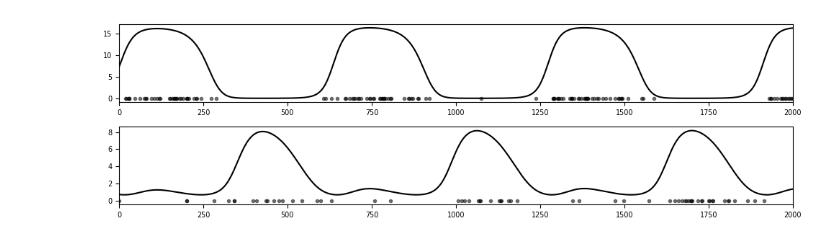
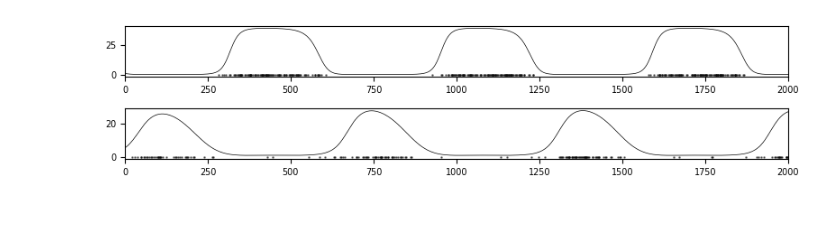
Before and after one commit to gabrielgramm/Learning_Dynamical_Systems_from_Point_Process_Data, a Jupyter notebook: run_optimization.ipynb, the cells around one changed output. Saved outputs shown, nothing was run; the diff lists cells and outputs as text; code cells hidden in the pictures; blank space fills up the shorter version.

```diff
--- a/run_optimization.ipynb
+++ b/run_optimization.ipynb
@@ -17,91 +17,17 @@ from helpers.plotter import plot_loss, plot_big_time_grid, plot_time_grid, plot_
 
 ######### load data #########
 folder_name = 'data_generation\\generated_data'
-#file_path = os.path.join(folder_name, 'data_arrays_T50_n2_mu0.5.npz')
-name = 'data_arrays_T100_n2_mu0.2.npz'
-#name = 'lorenz_T16000_n10_mu0.5.npz'
-#name = 'data_lorenz_T5000_n8_mu0.8.npz'
+name = 'data_arrays_T14000_n2_mu0.5.npz'
 file_path = os.path.join(folder_name, name)
-print(file_path)
 loaded_data = np.load(file_path)
 full_gp_samples = loaded_data['gp_samples']
 full_poisson_process = loaded_data['poisson_process']
 full_thinned_process = loaded_data['thinned_process']
 
 full_gp_samples = torch.tensor(full_gp_samples, dtype=torch.float64)
-#!!!!!   cut down to train size    !!!!!
-gp_samples = full_gp_samples[:, :10000]
+gp_samples = full_gp_samples[:, :10000] #!!!!!   cut down to train size    !!!!!
 full_poisson_process = torch.tensor(full_poisson_process, dtype=torch.float64)
 full_thinned_process = torch.tensor(full_thinned_process, dtype=torch.float64)
-
-######################################## preprocessing for lornez ########################################
-######################################## preprocessing for lornez ########################################
-######################################## preprocessing for lornez ########################################
-'''
-full_gp_samples = full_gp_samples[[0, 2, 4]]
-full_thinned_process = full_thinned_process[[0, 2, 4]]
-num_processes = 3
-
-print(torch.sum(full_thinned_process))
-one_length = 100
-skip = 5
-zero_length = 150
-total_length = full_thinned_process.size(1)
-i = 0
-while i < total_length:
-    if full_thinned_process[0][i] == 1:
-        full_thinned_process[0][i:i+one_length:skip] = 1
-        full_thinned_process[0][i+one_length:i+one_length+zero_length] = 0
-        i += one_length + zero_length
-    else:
-        i += 1
-full_thinned_process[0][4000:4200] = 0
-zero_length = 150
-i = 0
-full_thinned_process[1][0:1000] = 0
-full_thinned_process[1][1500:1900] = 0
-full_thinned_process[1][2500:2700] = 0
-full_thinned_process[1][4000:4270] = 0
-one_length2  = one_length+50
-while i < total_length:
-    if full_thinned_process[1][i] == 1:
-        full_thinned_process[1][i:i+one_length2:skip] = 1
-        full_thinned_process[1][i+one_length:i+one_length2+zero_length] = 0
-        i += one_length2 + zero_length
-    else:
-        i += 1
-zero_length = 100
-i = 0
-while i < total_length:
-    if full_thinned_process[2][i] == 1:
-        full_thinned_process[2][i:i+one_length:skip] = 1
-        full_thinned_process[2][i+one_length:i+one_length+zero_length] = 0
-        i += one_length + zero_length
-    else:
-        i += 1
-
-def remove_four_out_of_five_ones(tensor):
-    result = tensor.clone()  # clone the tensor to avoid modifying the original
-    for i in range(tensor.size(0)):  # iterate over each row
-        ones_indices = (tensor[i] == 1).nonzero(as_tuple=True)[0]  # get indices of all 1's in the row
-
-        # Verify we have enough 1's to perform the operation
-        if len(ones_indices) < 4:
-            continue  # skip this row if there are fewer than 5 occurrences of 1
-
-        # Keep only every fifth occurrence by setting 4 out of every 5 indices to remove
-        indices_to_keep = ones_indices[::4]  # indices to keep (every fifth one)
-        indices_to_remove = ones_indices[~torch.isin(ones_indices, indices_to_keep)]  # all other indices
-
-        result[i, indices_to_remove] = 0  # set these indices to 0
-    return result
-full_thinned_process = remove_four_out_of_five_ones(full_thinned_process)
-print("newsum", torch.sum(full_thinned_process))
-'''
-
-######################################## preprocessing for lornez ########################################
-######################################## preprocessing for lornez ########################################
-######################################## preprocessing for lornez ########################################
 
 DataGenerator.print_data_status(full_gp_samples, full_poisson_process, full_thinned_process)
 DataGenerator.plot_generated_data(full_gp_samples, full_poisson_process, full_thinned_process, xlim=2000)
@@ -117,4 +42,4 @@ data_generation\generated_data\data_arrays_T100_n2_mu0.2.npz
-[figure, old version]
+[figure, new version]
 # %%
 list_vi_objects = []
 loss_tracker_all_processes = []
```
Also changed, not shown: parts of 6 cells of this notebook, 4 other files.
